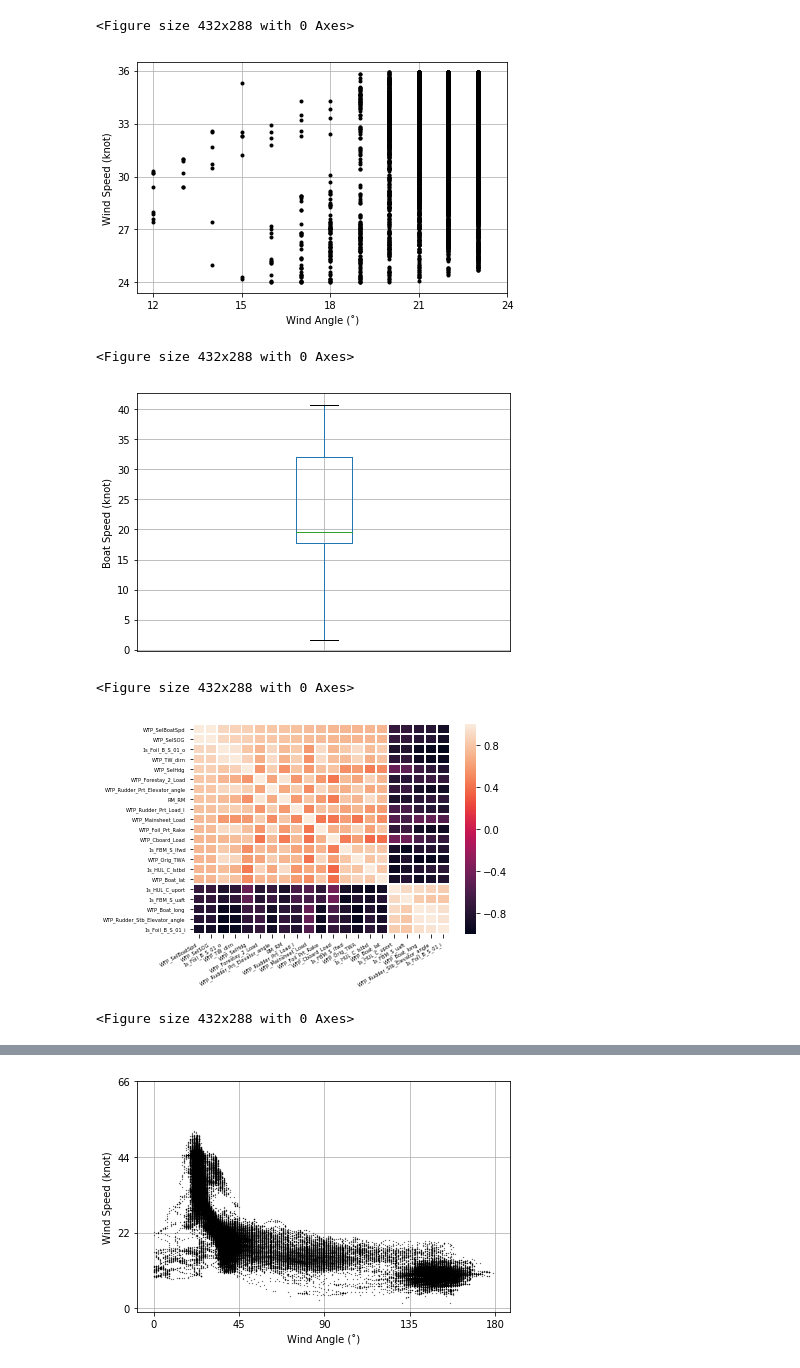
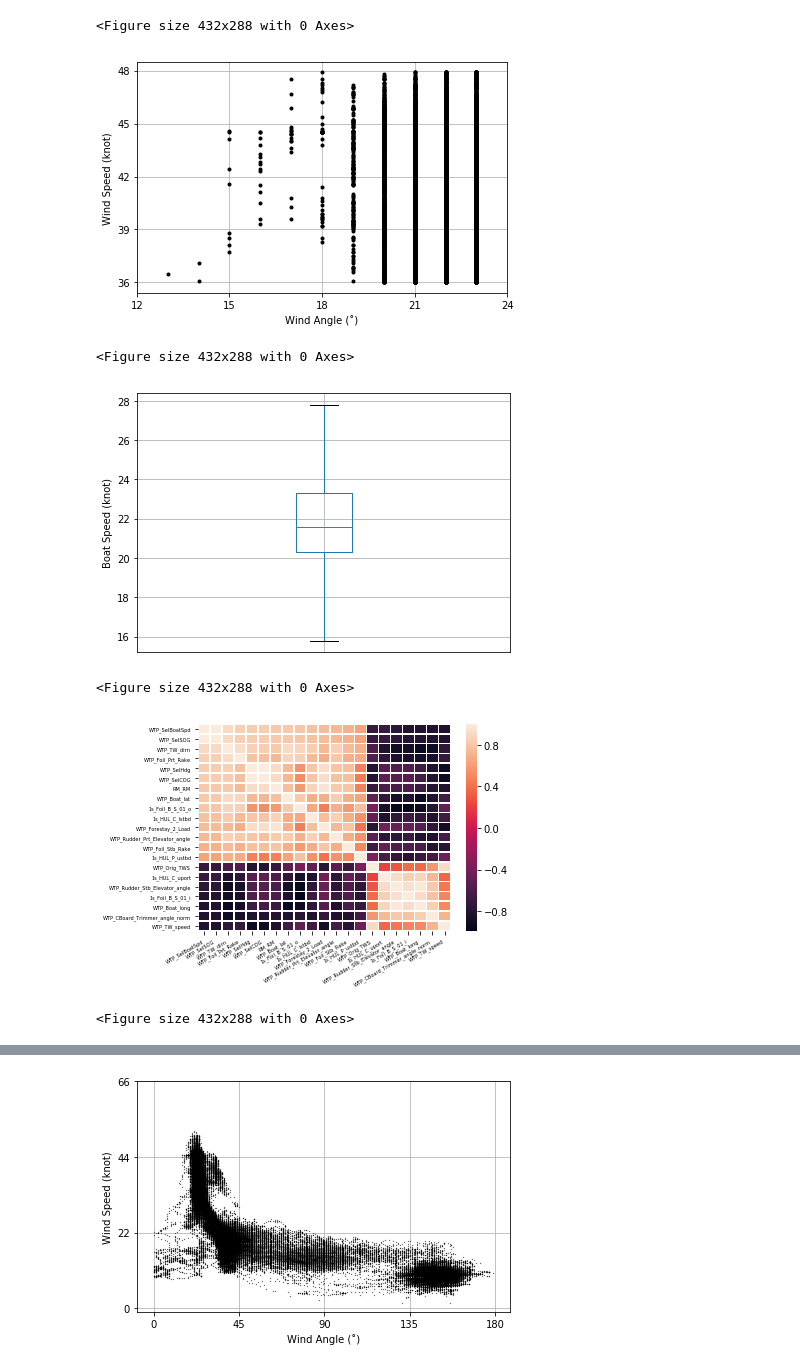
Before and after one commit to mickeycj/france-internship-project, a Jupyter notebook: plot_bins.ipynb, the cells around one changed output, grey strips where cells are left out. Saved outputs shown, nothing was run; the diff lists cells and outputs as text; code cells hidden in the pictures.

```diff
--- a/plot_bins.ipynb
+++ b/plot_bins.ipynb
@@ -59,26 +59,26 @@ def plot_wind_angle_speed(df, x_start, y_start, x_finish, y_finish, dx, dy, mark
     plt.show()
     plt.clf()
 
-def plot_boxplot(df, column, outliers):
+def plot_boxplot(df):
     """Plot boxplot for boat speed"""
-    df.boxplot(column=column, showfliers=outliers)
+    df.boxplot(column=boat_speed_feature, showfliers=df[boat_speed_feature].median() == df[boat_speed_feature].mode().iloc[0])
     plt.tick_params(axis='x', which='both', bottom=False, top=False, labelbottom=False)
     plt.ylabel(boxplot_axis_name)
     plt.tight_layout()
     plt.show()
     plt.clf()
 
-def plot_corr(df, target):
+def plot_corr(df):
     """Plot the correlations with boat speed"""
     corrs = {}
     for col in df.drop(['date TU', 'heure TU', 'latitude', 'longitude'], axis=1).columns:
-        if col != target:
-            corr = df[target].corr(df[col])
+        if col != boat_speed_feature:
+            corr = df[boat_speed_feature].corr(df[col])
             if not math.isnan(corr):
                 corrs[col] = corr
     sorted_corrs = sorted(corrs.items(), key=lambda x: abs(x[1]), reverse=True)[:20]
     sorted_corrs = sorted(sorted_corrs, key=lambda x: x[1], reverse=True)
-    cols = [target] + [i[0] for i in sorted_corrs]
+    cols = [boat_speed_feature] + [i[0] for i in sorted_corrs]
     corr = df[cols].corr()
     sns.heatmap(corr, xticklabels=corr.columns, yticklabels=corr.columns, lw=.75)
     plt.xticks(rotation=30, ha='right', fontsize=5)
@@ -147,8 +147,8 @@ plot_wind_angle_speed(df, 0, 0, max_x+1, max_y+1, dx, dy, 0.25)
 [figure]
 <Figure size 432x288 with 0 Axes>
 # %%
-# Select an example bin (Wind Angle: 12-24˚, Wind Speed: 24-36 Knots).
-bin_name = 'bin_x12to24_y24to36'
+# Select an example bin (Wind Angle: 12-24˚, Wind Speed: 36-48 Knots).
+bin_name = 'bin_x12to24_y36to48'
 binned_df = bins[bin_name]
 x_start, x_finish, y_start, y_finish = [int(s) for s in re.findall(r'\d+', bin_name)]
 dx, dy = (x_finish-x_start)/4.0, (y_finish-y_start)/4.0
@@ -156,18 +156,18 @@ dx, dy = (x_finish-x_start)/4.0, (y_finish-y_start)/4.0
 # Plot the bin.
 plot_wind_angle_speed(binned_df, x_start, y_start, x_finish+dx, y_finish+dy, dx, dy, 3)
 # %% [output]
-[figure, old version]
+[figure, new version]
 <Figure size 432x288 with 0 Axes>
 # %%
 # Plot the boat speed boxplot.
-plot_boxplot(binned_df, boat_speed_feature, False)
+plot_boxplot(binned_df)
 # %% [output]
-[figure, old version]
+[figure, new version]
 <Figure size 432x288 with 0 Axes>
 # %%
 # Plot the correlations with boat speed.
-plot_corr(binned_df, boat_speed_feature)
+plot_corr(binned_df)
 # %% [output]
-[figure, old version]
+[figure, new version]
 <Figure size 432x288 with 0 Axes>
 # %%
```
Also changed, not shown: parts of 8 cells of this notebook.
